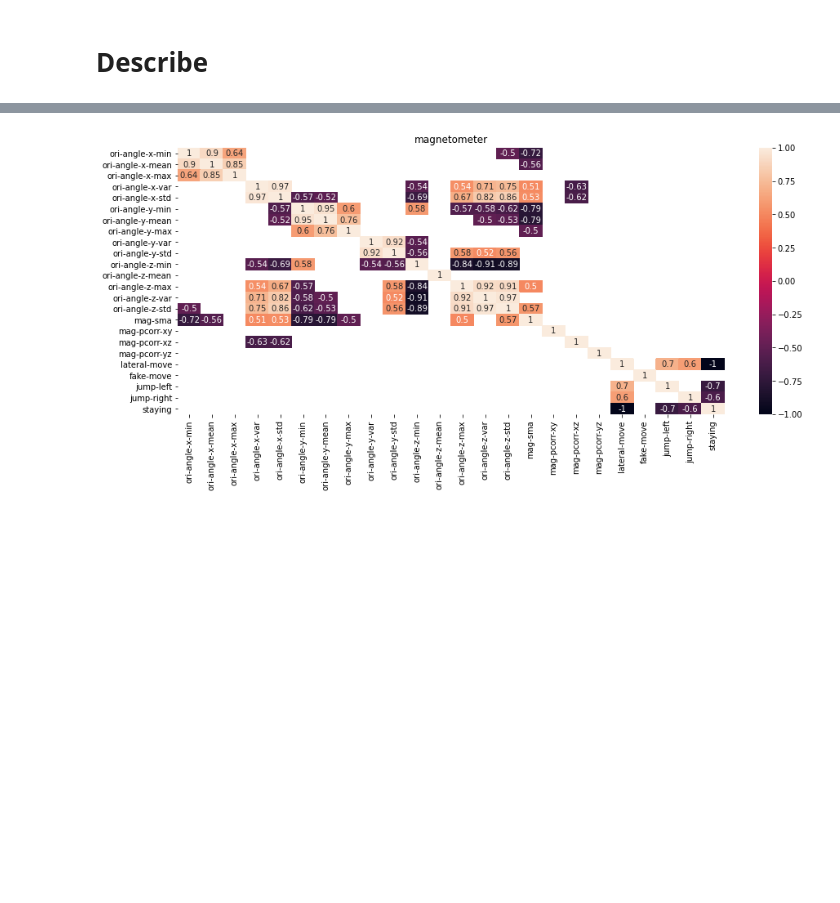
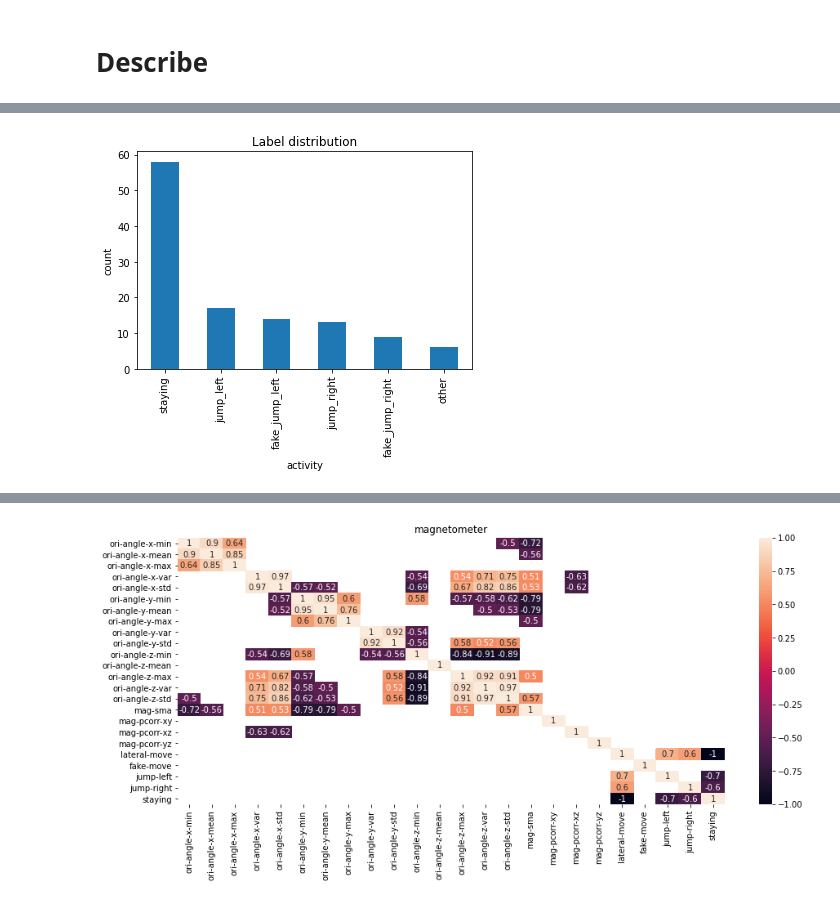
Before and after one commit to djocraveiro/duck-catch-and-fit, a Jupyter notebook: Notebooks/AmI2022.ipynb, the cells around one changed output, grey strips where cells are left out. Drawn from its saved outputs; the diff is of its cells as text; code cells hidden in the pictures; blank space fills up the shorter version.

```diff
--- a/Notebooks/AmI2022.ipynb
+++ b/Notebooks/AmI2022.ipynb
@@ -292,6 +294,18 @@ newFeatures = [
         'name': 'acc-z-aptd', 'dtype': np.float64,
         'func': (lambda row: aptd(row["acc-z-m/s^2"]))
     },
+    {
+        'name': 'acc-x-mad', 'dtype': np.float64,
+        'func': (lambda row: median_absolute_deviation(row["acc-x-m/s^2"]))
+    },
+    {
+        'name': 'acc-y-mad', 'dtype': np.float64,
+        'func': (lambda row: median_absolute_deviation(row["acc-y-m/s^2"]))
+    },
+    {
+        'name': 'acc-z-mad', 'dtype': np.float64,
+        'func': (lambda row: median_absolute_deviation(row["acc-z-m/s^2"]))
+    },
     # gyroscope
     {
         'name': 'gyr-rms', 'dtype': object,
@@ -324,6 +338,18 @@ newFeatures = [
     {
         'name': 'gyr-z-aptd', 'dtype': np.float64,
         'func': (lambda row: aptd(row["gyr-z-rad/s"]))
+    },
+    {
+        'name': 'gyr-x-mad', 'dtype': np.float64,
+        'func': (lambda row: median_absolute_deviation(row["gyr-x-rad/s"]))
+    },
+    {
+        'name': 'gyr-y-mad', 'dtype': np.float64,
+        'func': (lambda row: median_absolute_deviation(row["gyr-y-rad/s"]))
+    },
+    {
+        'name': 'gyr-z-mad', 'dtype': np.float64,
+        'func': (lambda row: median_absolute_deviation(row["gyr-z-rad/s"]))
     },
     # magnetometer
     {
@@ -437,0 +464,7 @@ df.describe()
+# %%
+df['activity'].value_counts().plot.bar(title='Label distribution')
+plt.ylabel('count')
+plt.xlabel('activity')
+plt.show()
+# %% [output]
+[figure, added]
```
Also changed, not shown: parts of 16 cells of this notebook.
